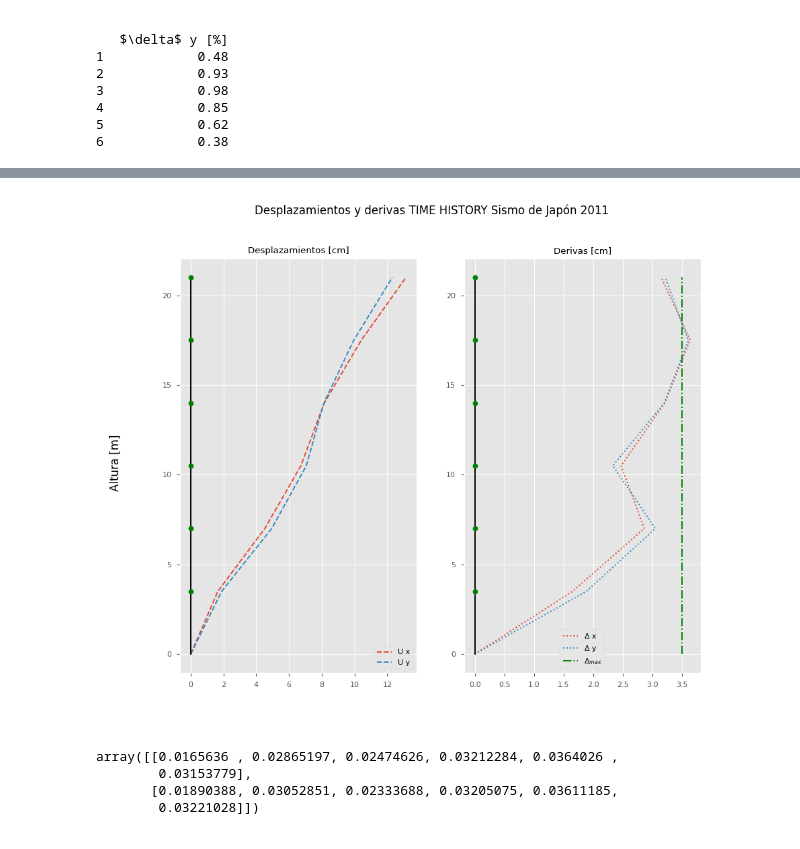
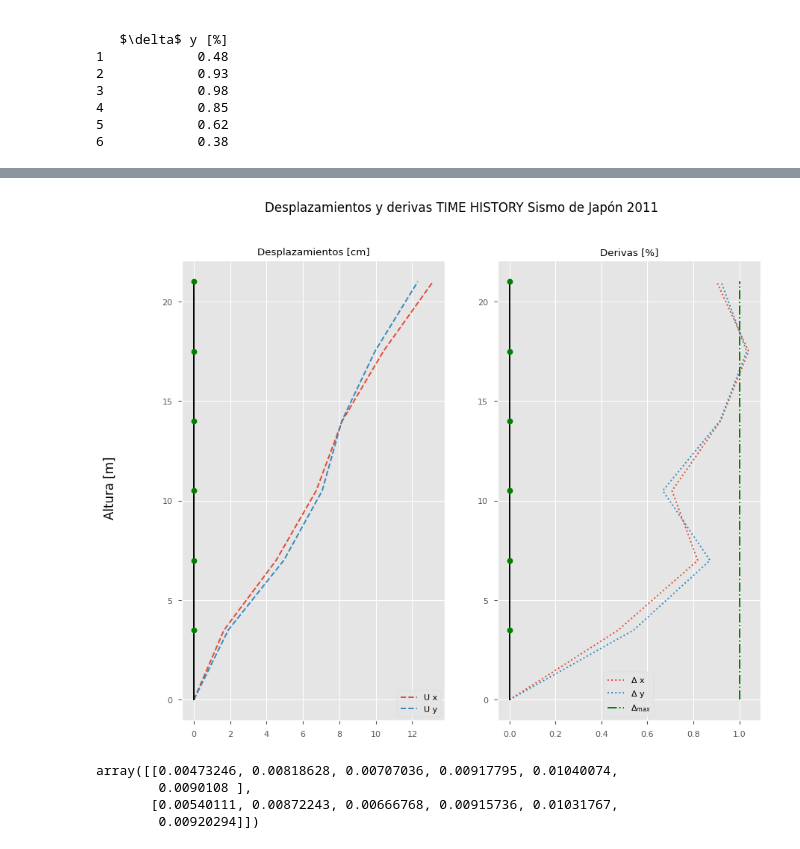
Before and after one commit to estebanhst/dinamica_estructural, a Jupyter notebook: taller3.ipynb, the cells around one changed output, grey strips where cells are left out. Saved outputs shown, nothing was run; the diff lists cells and outputs as text; code cells hidden in the pictures.

```diff
--- a/taller3.ipynb
+++ b/taller3.ipynb
@@ -881,42 +914,42 @@ plt.show()
 th_U_max = np.vstack((np.max(abs(th_U[X]), axis=1), np.max(abs(th_U[Y]), axis=1)))
 th_Der_X = th_U[X] - np.vstack((np.zeros(instantes), th_U[X][:-1,:]))
 th_Der_Y = th_U[Y] - np.vstack((np.zeros(instantes), th_U[Y][:-1,:]))
 th_Der_max = np.vstack((np.max(abs(th_Der_X), axis=1), np.max(abs(th_Der_Y), axis=1)))
 #th_Der_max = th_U_max - np.hstack((np.zeros((2,1)), th_U_max[:,:-1]))
 graf_U_th = np.hstack((np.zeros((2,1)), th_U_max))*100
 graf_Urel_th = np.hstack((np.zeros((2,1)), th_Der_max))*100
 fig = plt.figure()
 fig.set_size_inches(10, 8)
 fig.supylabel('Altura [m]')
 fig.suptitle('Desplazamientos y derivas TIME HISTORY Sismo de Japón 2011')
 
 ax = fig.add_subplot(1,2,1)
 ax.grid(visible=True)
 ax.plot(graf_U_th[0,:], graf_estruct, '--', label='U x')
 ax.plot(graf_U_th[1,:], graf_estruct, '--', label='U y')
 ax.plot(np.zeros(N_PISOS+1), graf_estruct, '-k')
 ax.plot(np.zeros(N_PISOS+1)[1:], graf_estruct[1:], 'og')
 ax.plot(0,0,'_k', markersize=100)
 ax.legend()
 ax.set_title("Desplazamientos [cm]")
 
 ax = fig.add_subplot(1,2,2)
 ax.grid(visible=True)
-ax.plot(graf_Urel_th[0,:], graf_estruct, ':', label=r'$\Delta$ x')
-ax.plot(graf_Urel_th[1,:], graf_estruct, ':', label=r'$\Delta$ y')
+ax.plot(graf_Urel_th[0,:]/h_entrepiso, graf_estruct, ':', label=r'$\Delta$ x')
+ax.plot(graf_Urel_th[1,:]/h_entrepiso, graf_estruct, ':', label=r'$\Delta$ y')
 ax.plot(np.zeros(N_PISOS+1), graf_estruct, '-k')
 ax.plot(np.zeros(N_PISOS+1)[1:], graf_estruct[1:], 'og')
-ax.plot(np.zeros(N_PISOS+1)+DeltaMAX, graf_estruct, '-.g', label=r'$\Delta_{max}$')
+ax.plot(np.zeros(N_PISOS+1)+DeltaMAX/h_entrepiso, graf_estruct, '-.g', label=r'$\Delta_{max}$')
 ax.plot(0,0,'_k', markersize=100)
 ax.legend()
-ax.set_title(f"Derivas [cm]")
+ax.set_title(f"Derivas [%]")
 plt.show()
 # %% [output]
-[figure, old version]
+[figure, new version]
 # %%
-th_Der_max
+th_Der_max/3.5
 # %% [output]
-array([[0.0165636 , 0.02865197, 0.02474626, 0.03212284, 0.0364026 ,
-        0.03153779],
-       [0.01890388, 0.03052851, 0.02333688, 0.03205075, 0.03611185,
-        0.03221028]])
+array([[0.00473246, 0.00818628, 0.00707036, 0.00917795, 0.01040074,
+        0.0090108 ],
+       [0.00540111, 0.00872243, 0.00666768, 0.00915736, 0.01031767,
+        0.00920294]])
```
Also changed, not shown: parts of 11 cells of this notebook.
